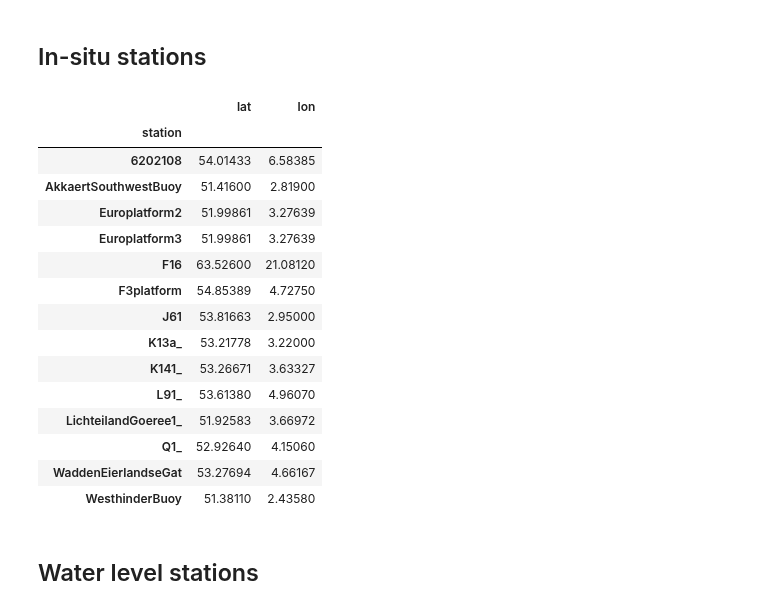
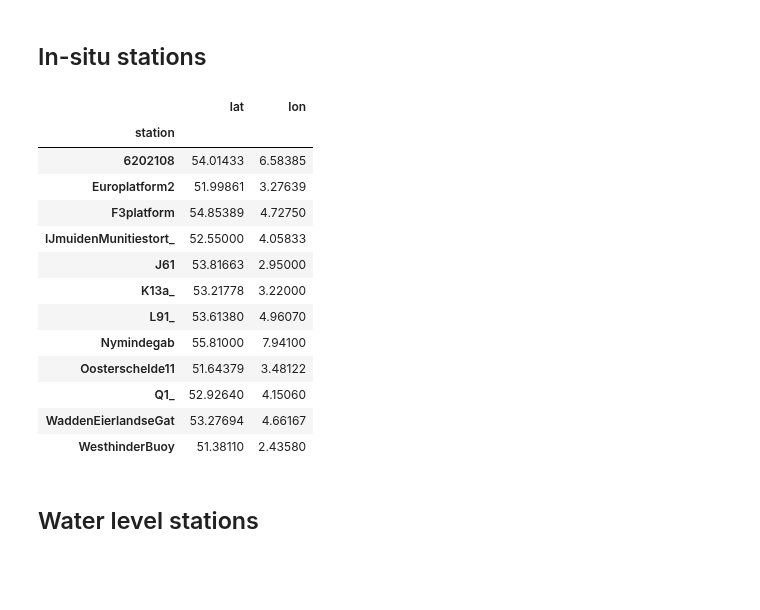
Before and after one commit to DHI/WaterBench-MIKE21SW-SouthernNorthSea, a Jupyter notebook: code/explore_observation_data.ipynb, the cells around one changed output. Saved outputs shown, nothing was run; the diff lists cells and outputs as text; code cells hidden in the pictures; blank space fills up the shorter version.

```diff
--- a/code/explore_observation_data.ipynb
+++ b/code/explore_observation_data.ipynb
@@ -22,22 +22,20 @@ msh = mikeio.open("../input/Mesh_8000_elems.mesh")
 # %% [markdown]
 ## In-situ stations
 # %%
-df_stn = pd.read_csv(fldr + "stations.csv", index_col=0)
+df_stn = pd.read_csv(fldr + "current_stations.csv", index_col=0)
 df_stn
 # %% [output]
 |  | lat | lon |
 | station |  |  |
 | 6202108 | 54.01433 | 6.58385 |
-| AkkaertSouthwestBuoy | 51.41600 | 2.81900 |
 | Europlatform2 | 51.99861 | 3.27639 |
-| Europlatform3 | 51.99861 | 3.27639 |
-| F16 | 63.52600 | 21.08120 |
 | F3platform | 54.85389 | 4.72750 |
+| IJmuidenMunitiestort_ | 52.55000 | 4.05833 |
 | J61 | 53.81663 | 2.95000 |
 | K13a_ | 53.21778 | 3.22000 |
-| K141_ | 53.26671 | 3.63327 |
 | L91_ | 53.61380 | 4.96070 |
-| LichteilandGoeree1_ | 51.92583 | 3.66972 |
+| Nymindegab | 55.81000 | 7.94100 |
+| Oosterschelde11 | 51.64379 | 3.48122 |
 | Q1_ | 52.92640 | 4.15060 |
 | WaddenEierlandseGat | 53.27694 | 4.66167 |
 | WesthinderBuoy | 51.38110 | 2.43580 |
```
Also changed, not shown: parts of 5 cells of this notebook, 6 other files.
